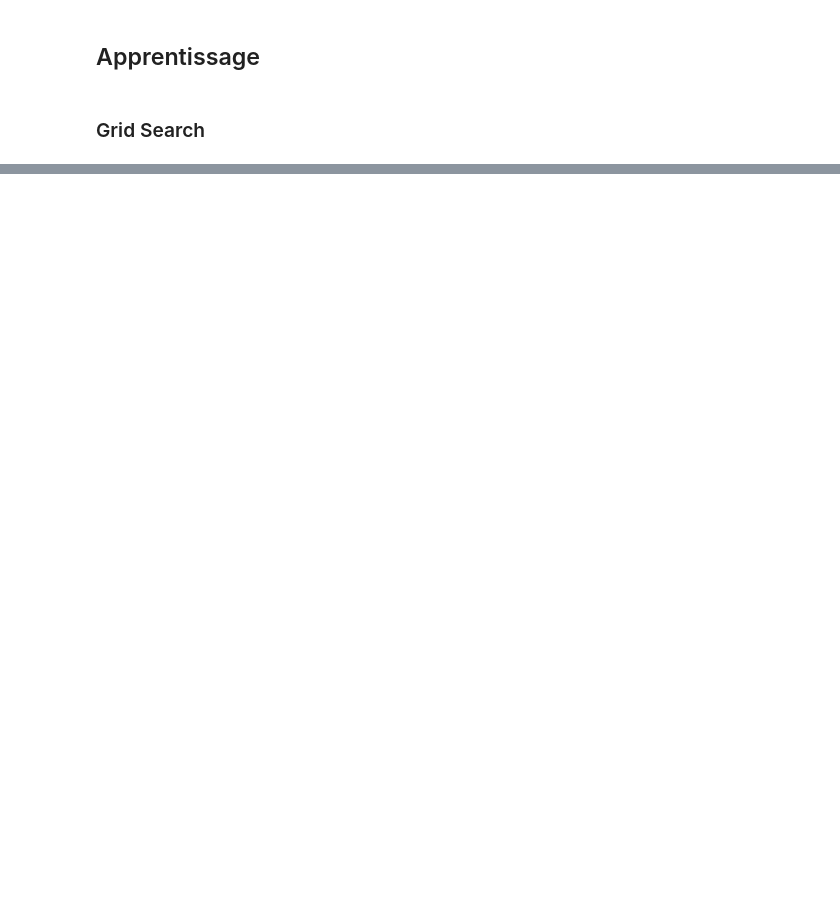
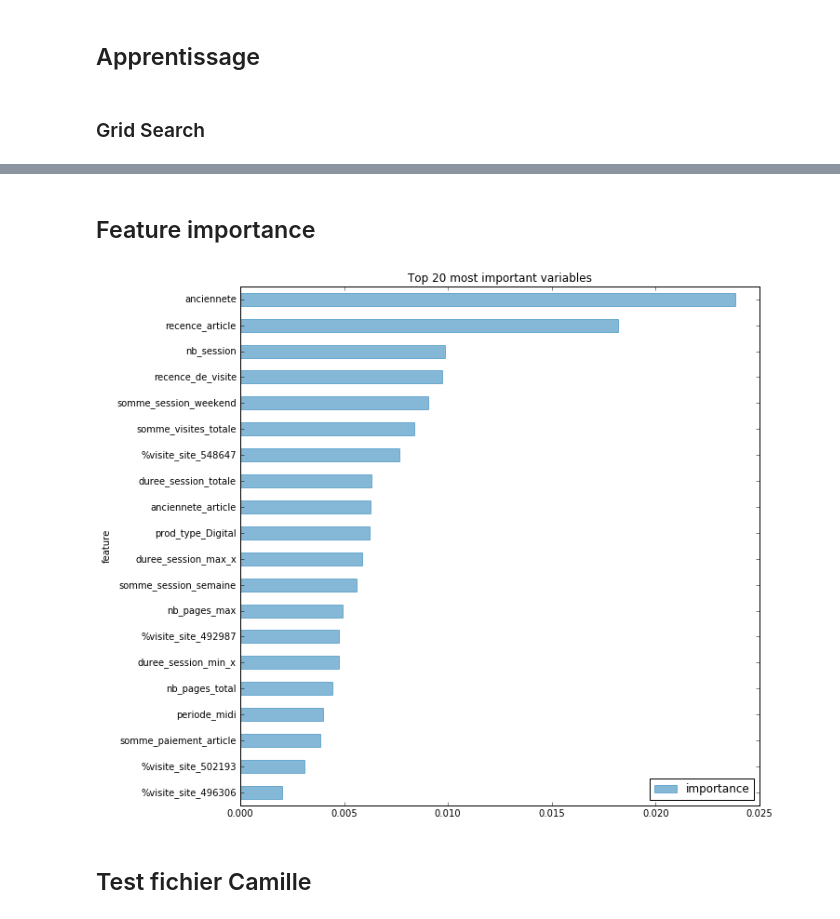
Before and after one commit to amauryfournier/L_Equipe, a Jupyter notebook: L_Equipe_ML.ipynb, the cells around one changed output, grey strips where cells are left out. Saved outputs shown, nothing was run; the diff lists cells and outputs as text; code cells hidden in the pictures; blank space fills up the shorter version.

```diff
--- a/L_Equipe_ML.ipynb
+++ b/L_Equipe_ML.ipynb
@@ -27,0 +30,8 @@ pd.set_option('display.max_columns', None)
+# %%
+path = "W:\L_equipe\dataframes\\"
+dftrain = pd.read_pickle(path+"\dataframe_ready_to_use.pkl")
+dftrain = pd.read_pickle(path+"\dataframe_ready_to_use_300_300.pkl")
+dftrain.drop(["subscriber","theme_souscription"], axis=1, inplace =True)
+dftest = pd.read_pickle(path+"\dataframe_test_300_300.pkl")
+dftest.drop(["subscriber","theme_souscription"], axis=1, inplace =True)
+dftest.drop('id_client', axis=1, inplace = True)
@@ -28,3 +46,6 @@ pd.set_option('display.max_columns', None)
+# %%
+dftrain.drop('id_client', axis=1, inplace = True)
+dftrain = dftrain.reindex(np.random.permutation(dftrain.index))
 # %% [markdown]
 ## Apprentissage
 # %%
@@ -44,0 +296,31 @@ Y = dftrain.abo_juin
+# %% [markdown]
+## Feature importance
+# %%
+%matplotlib inline
+
+feature_importances_data = []
+features = X.columns
+for feature_name, feature_importance in zip(features, model3.feature_importances_):
+    feature_importances_data.append({
+        'feature': feature_name,
+        'importance': feature_importance
+    })
+
+# Plot the results
+pd.DataFrame(feature_importances_data)\
+    .set_index('feature')\
+    .sort('importance')[-20::]\
+    .plot(title='Top 20 most important variables',
+          kind='barh',
+          figsize=(10, 10),
+          color='#348ABD',
+          alpha=0.6,
+          lw='1',
+          edgecolor='#348ABD',
+          grid=False,)
+
+plt.savefig("W:\\L_equipe\modeles\gb_98_features_importance.png")
+# %% [output]
+[figure, added]
+# %% [markdown]
+## Test fichier Camille
```
Also changed, not shown: parts of 20 cells of this notebook, 1 other file.
